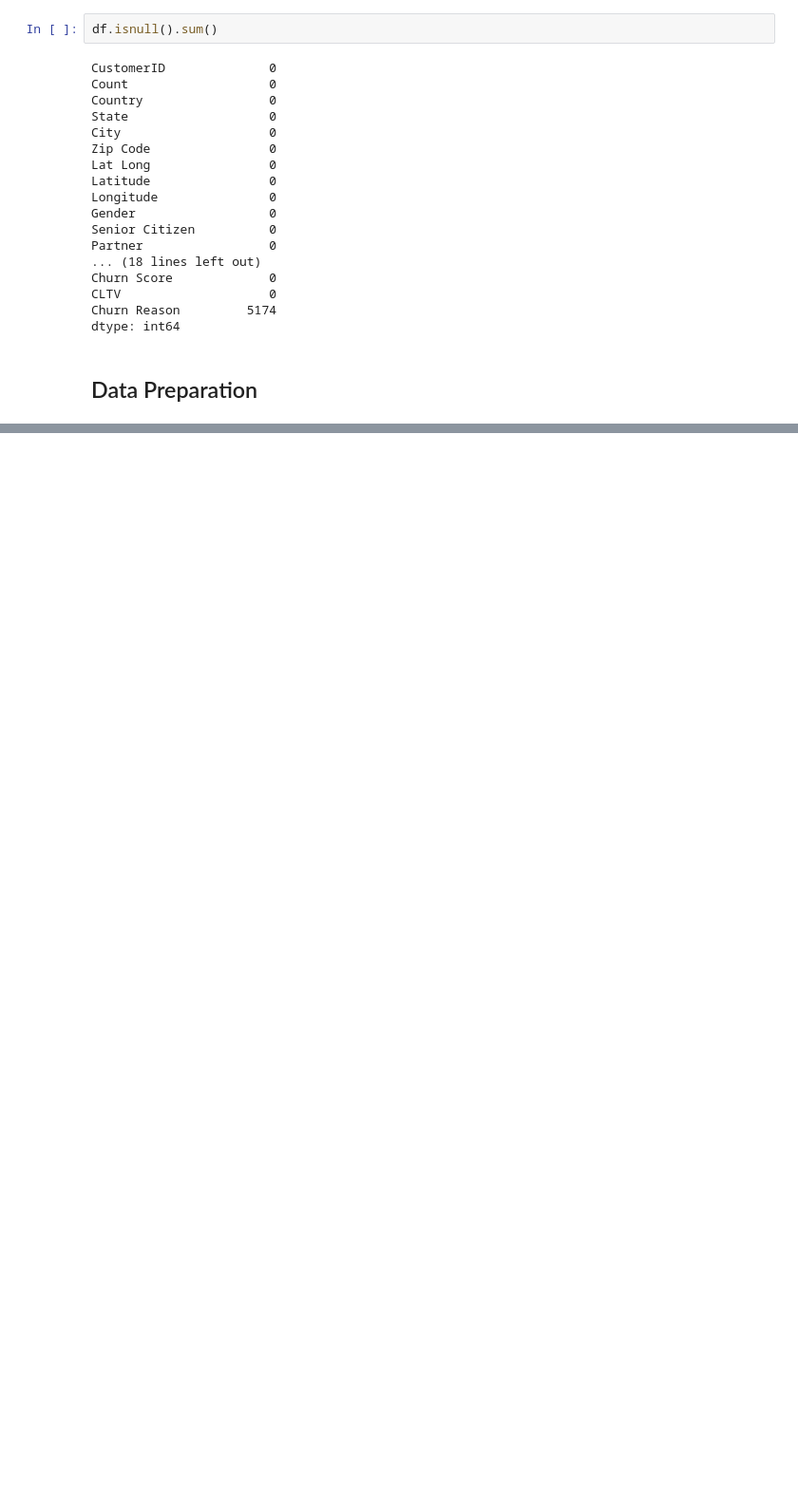
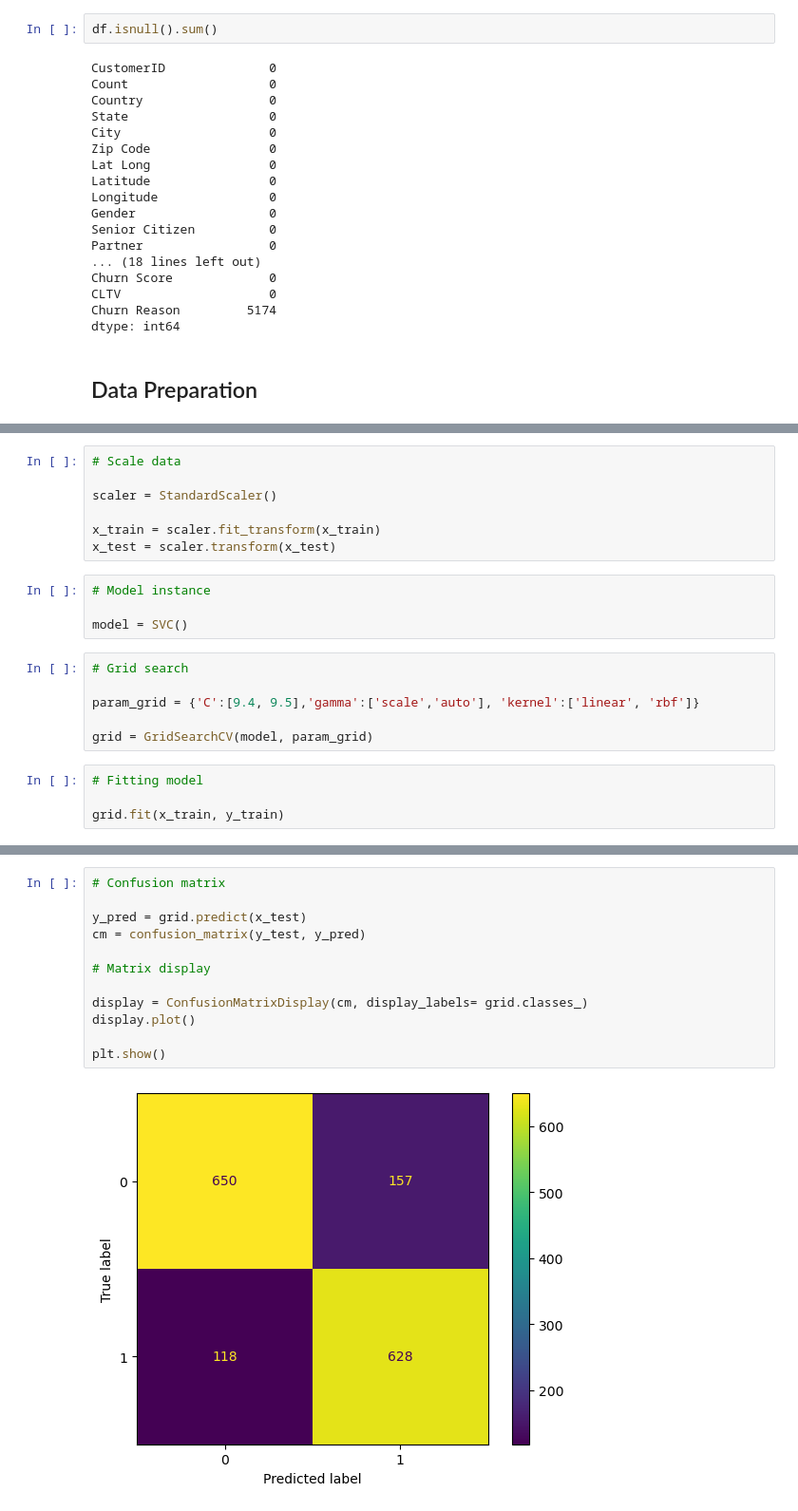
Before and after one commit to coatesca/Classification-Project, a Jupyter notebook: (3.3) Classification Project.ipynb, the cells around one changed output, grey strips where cells are left out. Shown at 95% size. Cells and saved outputs as stored; diff of their text form; blank space fills up the shorter version.

```diff
--- a/(3.3) Classification Project.ipynb
+++ b/(3.3) Classification Project.ipynb
@@ -219,0 +227,21 @@ Name: Churn Value, dtype: float64
+# %%
+# Scale data
+
+scaler = StandardScaler()
+
+x_train = scaler.fit_transform(x_train)
+x_test = scaler.transform(x_test)
+# %%
+# Model instance
+
+model = SVC()
+# %%
+# Grid search
+
+param_grid = {'C':[9.4, 9.5],'gamma':['scale','auto'], 'kernel':['linear', 'rbf']}
+
+grid = GridSearchCV(model, param_grid)
+# %%
+# Fitting model
+
+grid.fit(x_train, y_train)
@@ -219,0 +258,14 @@ Name: Churn Value, dtype: float64
+# %%
+# Confusion matrix
+
+y_pred = grid.predict(x_test)
+cm = confusion_matrix(y_test, y_pred)
+
+# Matrix display
+
+display = ConfusionMatrixDisplay(cm, display_labels= grid.classes_)
+display.plot()
+
+plt.show()
+# %% [output]
+[figure, added]
```
Also changed, not shown: parts of 18 cells of this notebook.
